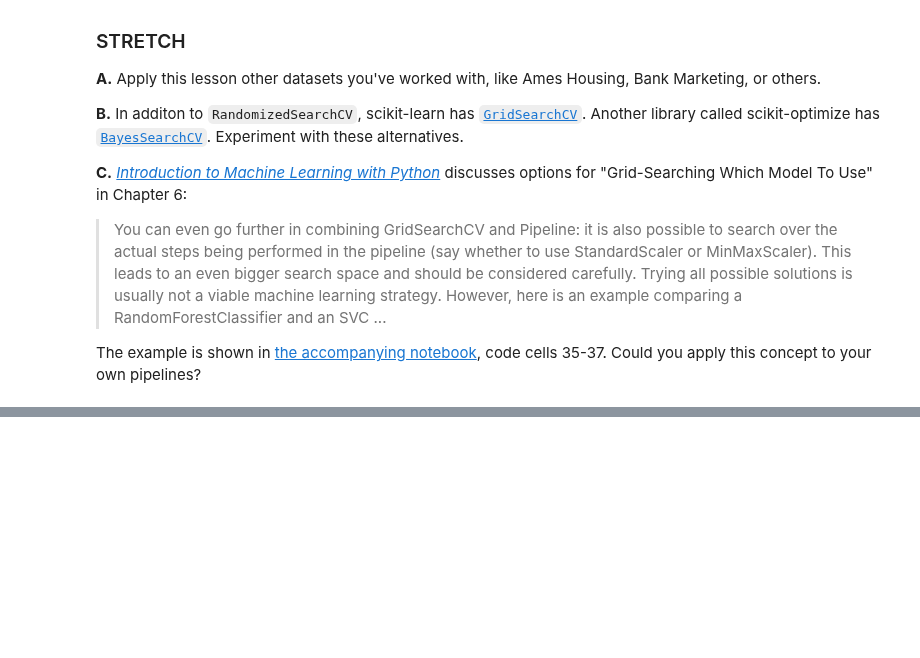
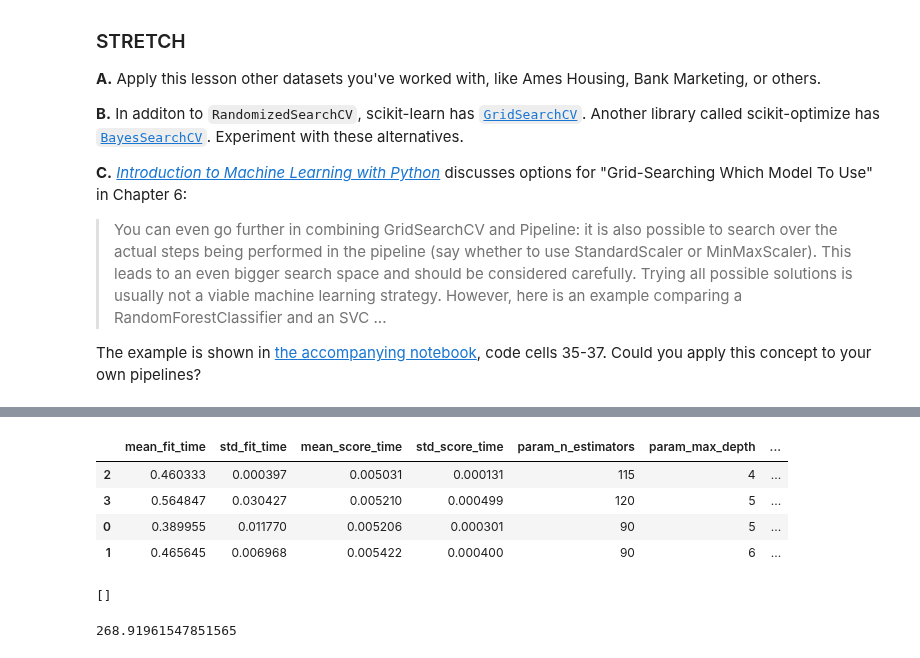
Before and after one commit to LambdaSchool/DS-Unit-2-Sprint-4-Practicing-Understanding, a Jupyter notebook: module1-hyperparameter-optimization/LS_DS_241_Hyperparameter_Optimization.ipynb, the cells around one changed output, grey strips where cells are left out. Saved outputs shown, nothing was run; the diff lists cells and outputs as text; code cells hidden in the pictures; blank space fills up the shorter version.

```diff
--- a/module1-hyperparameter-optimization/LS_DS_241_Hyperparameter_Optimization.ipynb
+++ b/module1-hyperparameter-optimization/LS_DS_241_Hyperparameter_Optimization.ipynb
@@ -617,0 +693,11 @@ The example is shown in [the accompanying notebook](https://github.com/amueller/
+# %%
+# Specifying the model
+best_regressor = RandomForestRegressor(max_depth=10, n_estimators=130, n_jobs=-1, random_state=42)
+# Fitting my RFR Model
+best_regressor.fit(X_train,y_train)
+# Specifying my Df
+most_important = pd.DataFrame(X_train.columns)
+# Using feature_importances_
+most_important['importance'] = best_regressor.feature_importances_
+# High to Low
+most_important.sort_values(by='importance',ascending=False).head()
@@ -617,0 +711,22 @@ The example is shown in [the accompanying notebook](https://github.com/amueller/
+# %%
+# Trying XGB Regressor
+from xgboost import XGBRegressor
+
+param_distributions = {
+    'n_estimators': [90,100,115,120],
+    'max_depth': [4,5,6],
+    'booster': [ 'dart']  #'gbtree', 'gblinear',
+}
+
+gridsearchX = RandomizedSearchCV(
+    XGBRegressor(n_jobs=-1, random_state=42),
+    param_distributions=param_distributions,
+    n_iter=4,
+    cv=3,
+    scoring='neg_mean_absolute_error',
+    verbose=10,
+    return_train_score=True,
+    n_jobs=-1
+)
+
+gridsearchX.fit(X_train, y_train)
@@ -617,0 +753,9 @@ The example is shown in [the accompanying notebook](https://github.com/amueller/
+# %%
+# Better results
+pd.DataFrame(gridsearchX.cv_results_).sort_values(by='rank_test_score').head()
+# %% [output]
+|  | mean_fit_time | std_fit_time | mean_score_time | std_score_time | param_n_estimators | param_max_depth | ... |
+| 2 | 0.460333 | 0.000397 | 0.005031 | 0.000131 | 115 | 4 | ... |
+| 3 | 0.564847 | 0.030427 | 0.005210 | 0.000499 | 120 | 5 | ... |
+| 0 | 0.389955 | 0.011770 | 0.005206 | 0.000301 | 90 | 5 | ... |
+| 1 | 0.465645 | 0.006968 | 0.005422 | 0.000400 | 90 | 6 | ... |
@@ -617,0 +780,33 @@ The example is shown in [the accompanying notebook](https://github.com/amueller/
+# %%
+# No errors
+
+errors=[]
+
+XGB_regressor = XGBRegressor(max_depth=4, n_estimators=120, booster='dart', n_jobs=-1, random_state=42)
+
+import random
+for i in range (0,120):
+  random.shuffle(fun_features)
+  testing_features = X_train_features[:17]
+  XGB_regressor.fit(X_train[testing_features], y_train)
+  score = cross_val_score(XGB_regressor, X_train[testing_features], y_train, scoring='neg_mean_absolute_error', cv=5).mean()
+  if score>-274:
+    _=(score,testing_features)
+    errors.append(_)
+
+print(errors)
+# %% [output]
+[]
+# %%
+# Fitting the model with the most optimal regressor
+XGB_regressor.fit(X_train2[fun_features],y_train)
+# Comparing to the Test Data
+final = jake_wrangle(X_test)
+final = weather(final)
+final = final[fun_features]
+
+y_pred = XGB_regressor.predict(final)
+
+mean_absolute_error(y_test,y_pred)
+# %% [output]
+268.91961547851565
```
Also changed, not shown: parts of 19 cells of this notebook.
